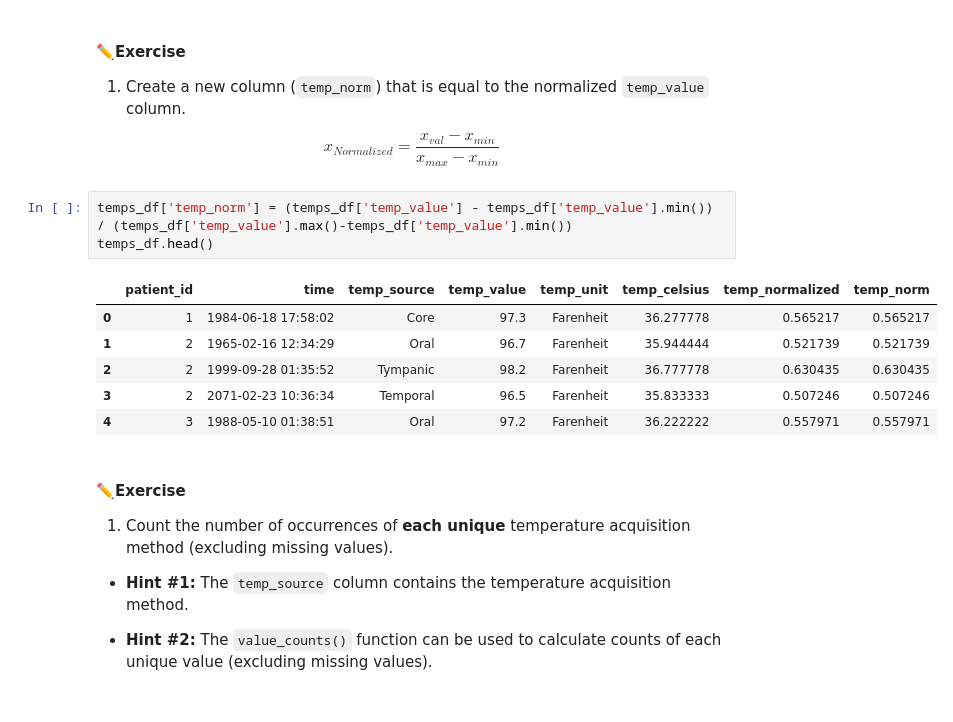
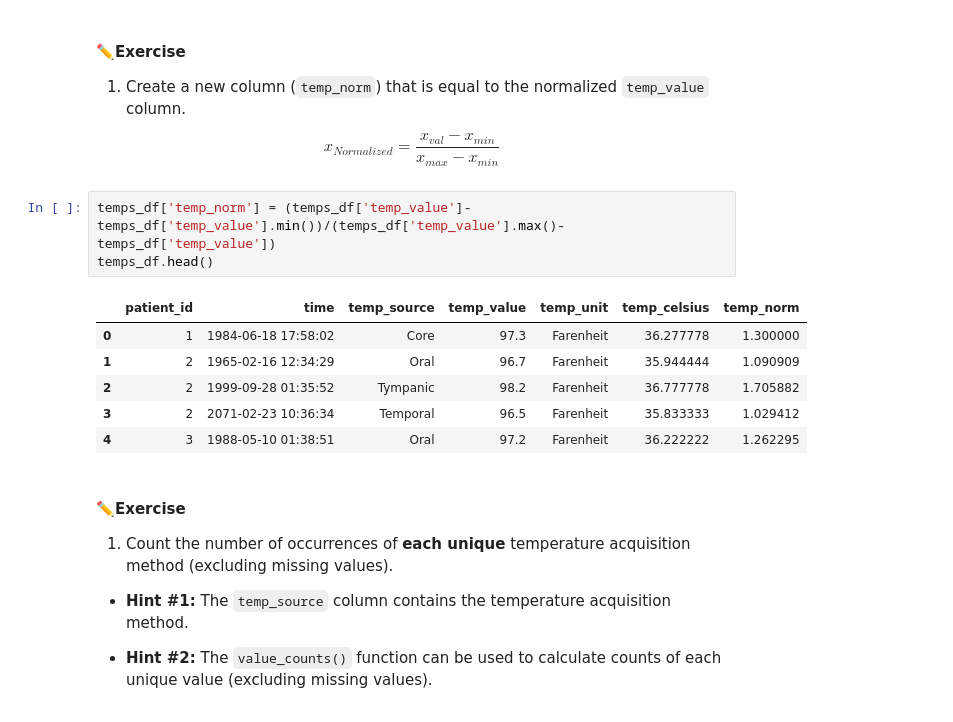
Before and after one commit to uf-bme/BME3053C-Spring-2025, a Jupyter notebook: lessons-solved/04_Pandas_02_12_2025.ipynb, the cells around one changed output. Drawn from its saved outputs; the diff is of its cells as text.

```diff
--- a/lessons-solved/04_Pandas_02_12_2025.ipynb
+++ b/lessons-solved/04_Pandas_02_12_2025.ipynb
@@ -360,15 +358,15 @@ temps_df['temp_value'].min()
 
 $$x_{Normalized} = \frac{x_{val}-x_{min}}{x_{max}−x_{min}}$$
 # %%
-temps_df['temp_norm'] = (temps_df['temp_value'] - temps_df['temp_value'].min()) / (temps_df['temp_value'].max()-temps_df['temp_value'].min())
+temps_df['temp_norm'] = (temps_df['temp_value']-temps_df['temp_value'].min())/(temps_df['temp_value'].max()-temps_df['temp_value'])
 temps_df.head()
 # %% [output]
-|  | patient_id | time | temp_source | temp_value | temp_unit | temp_celsius | temp_normalized | temp_norm |
-| 0 | 1 | 1984-06-18 17:58:02 | Core | 97.3 | Farenheit | 36.277778 | 0.565217 | 0.565217 |
-| 1 | 2 | 1965-02-16 12:34:29 | Oral | 96.7 | Farenheit | 35.944444 | 0.521739 | 0.521739 |
-| 2 | 2 | 1999-09-28 01:35:52 | Tympanic | 98.2 | Farenheit | 36.777778 | 0.630435 | 0.630435 |
-| 3 | 2 | 2071-02-23 10:36:34 | Temporal | 96.5 | Farenheit | 35.833333 | 0.507246 | 0.507246 |
-| 4 | 3 | 1988-05-10 01:38:51 | Oral | 97.2 | Farenheit | 36.222222 | 0.557971 | 0.557971 |
+|  | patient_id | time | temp_source | temp_value | temp_unit | temp_celsius | temp_norm |
+| 0 | 1 | 1984-06-18 17:58:02 | Core | 97.3 | Farenheit | 36.277778 | 1.300000 |
+| 1 | 2 | 1965-02-16 12:34:29 | Oral | 96.7 | Farenheit | 35.944444 | 1.090909 |
+| 2 | 2 | 1999-09-28 01:35:52 | Tympanic | 98.2 | Farenheit | 36.777778 | 1.705882 |
+| 3 | 2 | 2071-02-23 10:36:34 | Temporal | 96.5 | Farenheit | 35.833333 | 1.029412 |
+| 4 | 3 | 1988-05-10 01:38:51 | Oral | 97.2 | Farenheit | 36.222222 | 1.262295 |
 # %% [markdown]
 #### **✏️Exercise**
 
```
Also changed, not shown: parts of 15 cells of this notebook.
